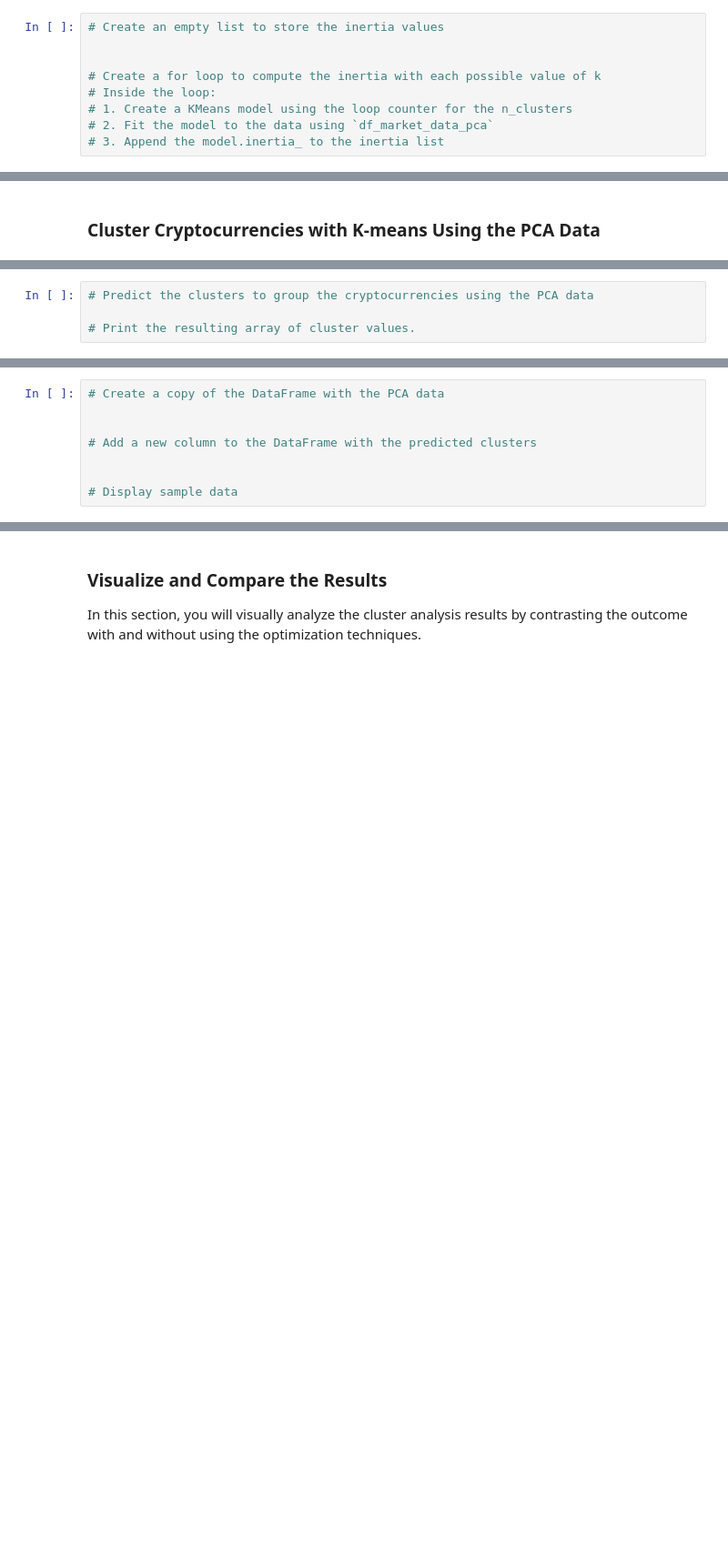
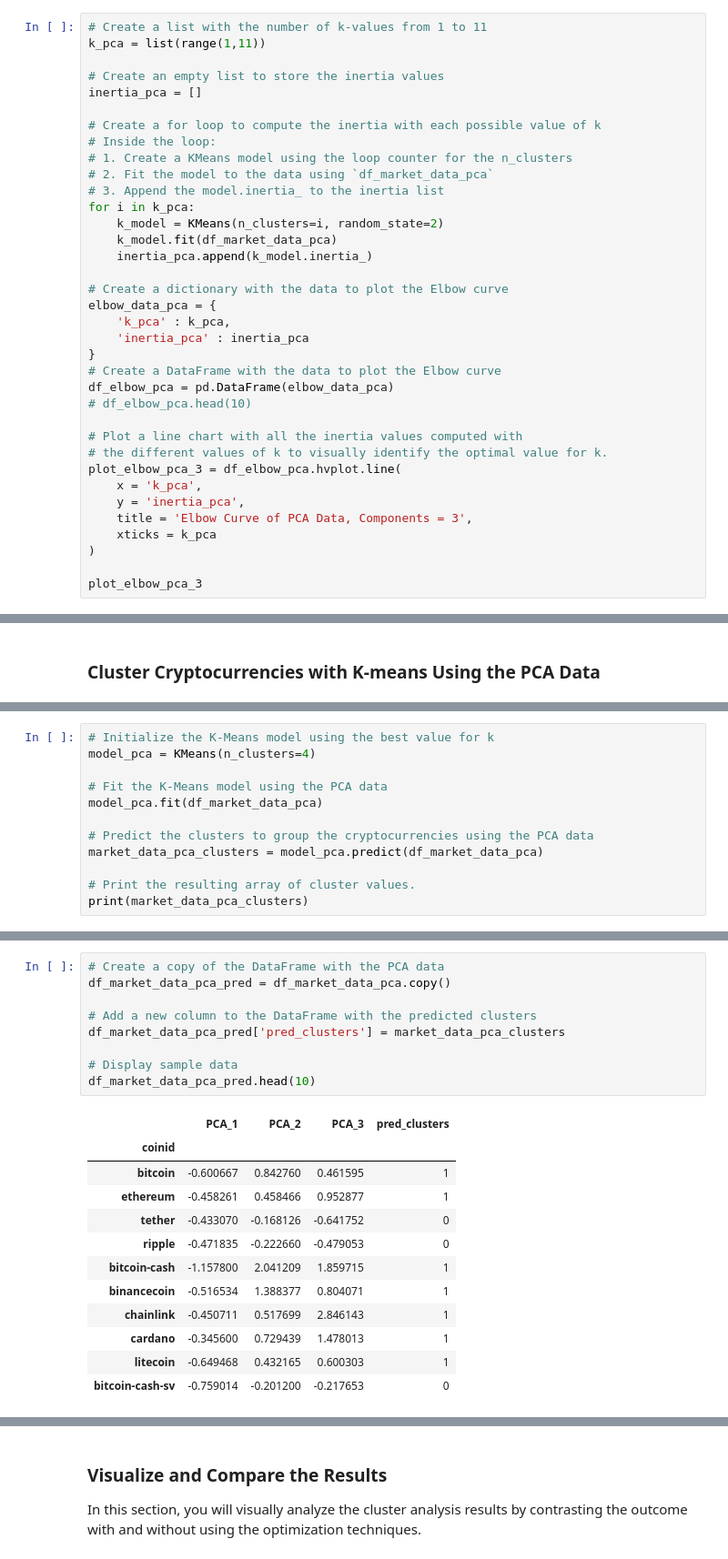
Before and after one commit to mnaffziger/CryptoClustering, a Jupyter notebook: Crypto_Clustering.ipynb, the cells around one changed output, grey strips where cells are left out. Shown at 91% size. Saved outputs shown, nothing was run; the diff lists cells and outputs as text; blank space fills up the shorter version.

```diff
--- a/Crypto_Clustering.ipynb
+++ b/Crypto_Clustering.ipynb
@@ -253,9 +280,36 @@ df_market_data_pred_k4.hvplot.scatter(
 # %%
+# Create a list with the number of k-values from 1 to 11
+k_pca = list(range(1,11))
+
 # Create an empty list to store the inertia values
-
+inertia_pca = []
 
 # Create a for loop to compute the inertia with each possible value of k
 # Inside the loop:
 # 1. Create a KMeans model using the loop counter for the n_clusters
 # 2. Fit the model to the data using `df_market_data_pca`
 # 3. Append the model.inertia_ to the inertia list
+for i in k_pca:
+    k_model = KMeans(n_clusters=i, random_state=2)
+    k_model.fit(df_market_data_pca)
+    inertia_pca.append(k_model.inertia_)
+
+# Create a dictionary with the data to plot the Elbow curve
+elbow_data_pca = {
+    'k_pca' : k_pca,
+    'inertia_pca' : inertia_pca
+}
+# Create a DataFrame with the data to plot the Elbow curve
+df_elbow_pca = pd.DataFrame(elbow_data_pca)
+# df_elbow_pca.head(10)
+
+# Plot a line chart with all the inertia values computed with
+# the different values of k to visually identify the optimal value for k.
+plot_elbow_pca_3 = df_elbow_pca.hvplot.line(
+    x = 'k_pca',
+    y = 'inertia_pca',
+    title = 'Elbow Curve of PCA Data, Components = 3',
+    xticks = k_pca
+)
+
+plot_elbow_pca_3
@@ -286,4 +331,12 @@ df_market_data_pred_k4.hvplot.scatter(
 # %%
+# Initialize the K-Means model using the best value for k
+model_pca = KMeans(n_clusters=4)
+
+# Fit the K-Means model using the PCA data
+model_pca.fit(df_market_data_pca)
+
 # Predict the clusters to group the cryptocurrencies using the PCA data
+market_data_pca_clusters = model_pca.predict(df_market_data_pca)
 
 # Print the resulting array of cluster values.
+print(market_data_pca_clusters)
@@ -290,11 +346,25 @@ df_market_data_pred_k4.hvplot.scatter(
 # %%
 # Create a copy of the DataFrame with the PCA data
-
+df_market_data_pca_pred = df_market_data_pca.copy()
 
 # Add a new column to the DataFrame with the predicted clusters
-
+df_market_data_pca_pred['pred_clusters'] = market_data_pca_clusters
 
 # Display sample data
+df_market_data_pca_pred.head(10)
+# %% [output]
+|  | PCA_1 | PCA_2 | PCA_3 | pred_clusters |
+| coinid |  |  |  |  |
+| bitcoin | -0.600667 | 0.842760 | 0.461595 | 1 |
+| ethereum | -0.458261 | 0.458466 | 0.952877 | 1 |
+| tether | -0.433070 | -0.168126 | -0.641752 | 0 |
+| ripple | -0.471835 | -0.222660 | -0.479053 | 0 |
+| bitcoin-cash | -1.157800 | 2.041209 | 1.859715 | 1 |
+| binancecoin | -0.516534 | 1.388377 | 0.804071 | 1 |
+| chainlink | -0.450711 | 0.517699 | 2.846143 | 1 |
+| cardano | -0.345600 | 0.729439 | 1.478013 | 1 |
+| litecoin | -0.649468 | 0.432165 | 0.600303 | 1 |
+| bitcoin-cash-sv | -0.759014 | -0.201200 | -0.217653 | 0 |
 # %%
 # Create a scatter plot using hvPlot by setting
 # `x="PC1"` and `y="PC2"`.
```
Also changed, not shown: parts of 32 cells of this notebook.
